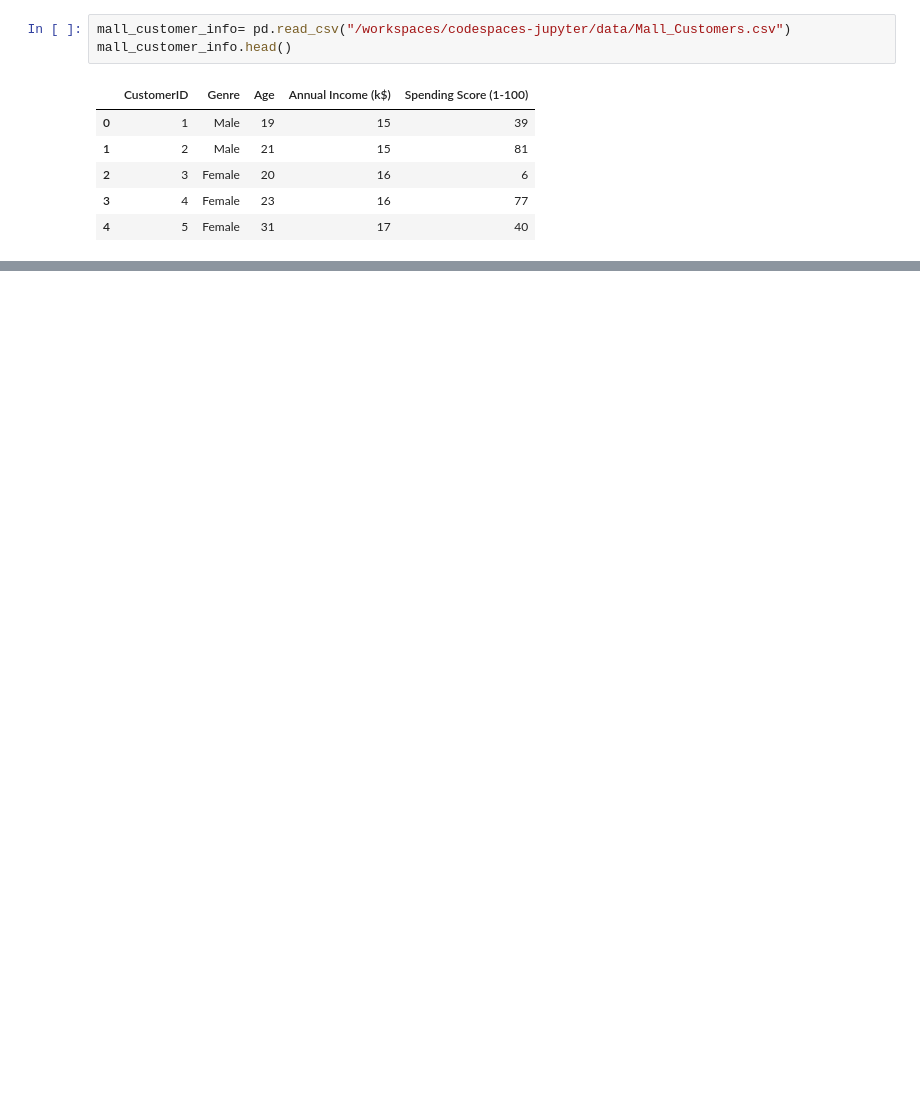
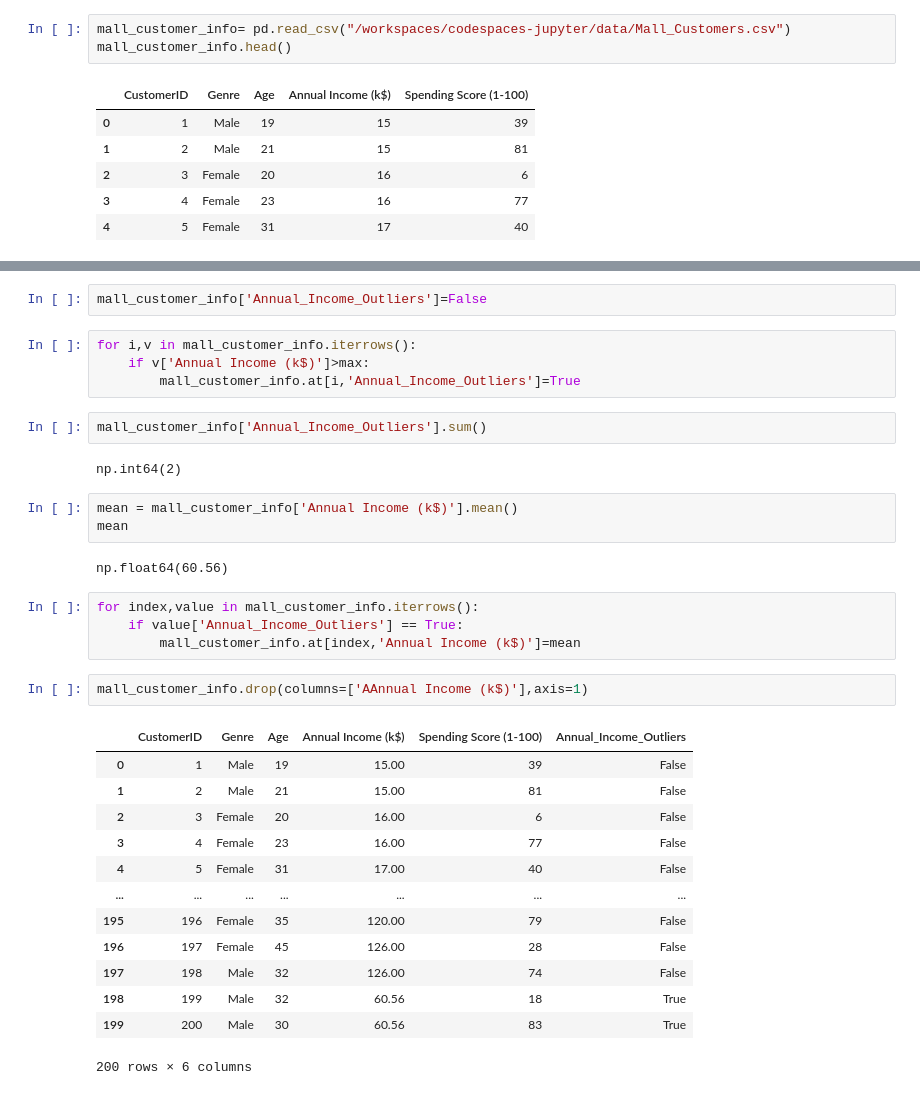
Before and after one commit to YinYinIsMyName/super-duper-spoon, a Jupyter notebook: notebooks/mall_customers.ipynb, the cells around one changed output, grey strips where cells are left out. Cells and saved outputs as stored; diff of their text form; blank space fills up the shorter version.

```diff
--- a/notebooks/mall_customers.ipynb
+++ b/notebooks/mall_customers.ipynb
@@ -13,0 +112,35 @@ mall_customer_info.head()
+# %%
+mall_customer_info['Annual_Income_Outliers']=False
+# %%
+for i,v in mall_customer_info.iterrows():
+    if v['Annual Income (k$)']>max:
+        mall_customer_info.at[i,'Annual_Income_Outliers']=True
+# %%
+mall_customer_info['Annual_Income_Outliers'].sum()
+# %% [output]
+np.int64(2)
+# %%
+mean = mall_customer_info['Annual Income (k$)'].mean()
+mean
+# %% [output]
+np.float64(60.56)
+# %%
+for index,value in mall_customer_info.iterrows():
+    if value['Annual_Income_Outliers'] == True:
+        mall_customer_info.at[index,'Annual Income (k$)']=mean
+# %%
+mall_customer_info.drop(columns=['AAnnual Income (k$)'],axis=1)
+# %% [output]
+|  | CustomerID | Genre | Age | Annual Income (k$) | Spending Score (1-100) | Annual_Income_Outliers |
+| 0 | 1 | Male | 19 | 15.00 | 39 | False |
+| 1 | 2 | Male | 21 | 15.00 | 81 | False |
+| 2 | 3 | Female | 20 | 16.00 | 6 | False |
+| 3 | 4 | Female | 23 | 16.00 | 77 | False |
+| 4 | 5 | Female | 31 | 17.00 | 40 | False |
+| ... | ... | ... | ... | ... | ... | ... |
+| 195 | 196 | Female | 35 | 120.00 | 79 | False |
+| 196 | 197 | Female | 45 | 126.00 | 28 | False |
+| 197 | 198 | Male | 32 | 126.00 | 74 | False |
+| 198 | 199 | Male | 32 | 60.56 | 18 | True |
+| 199 | 200 | Male | 30 | 60.56 | 83 | True |
+200 rows × 6 columns
```
Also changed, not shown: parts of 14 cells of this notebook.
